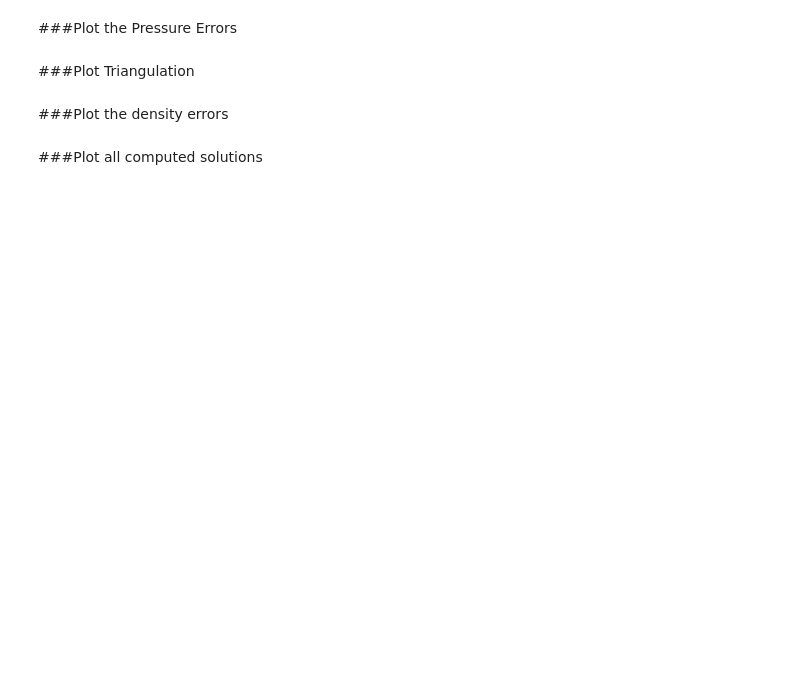
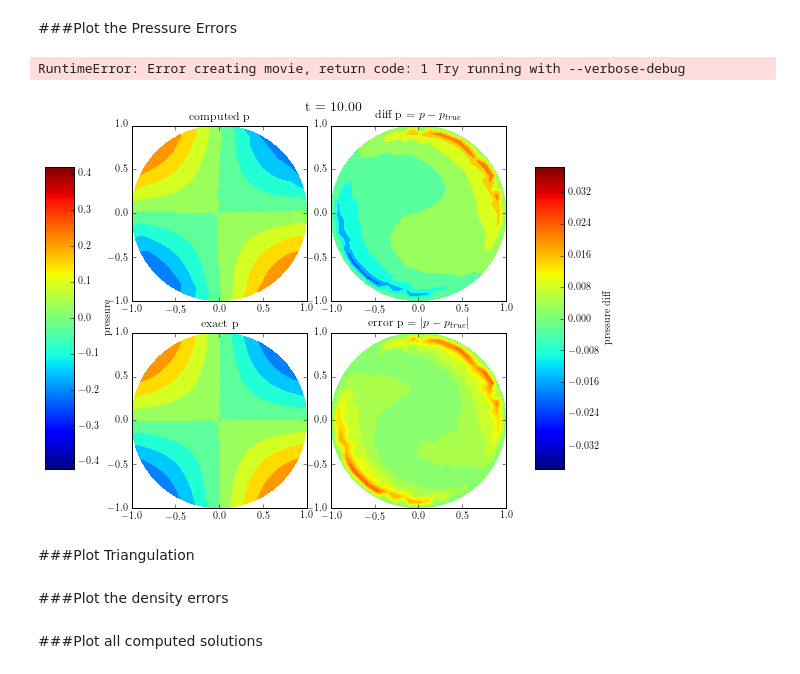
Before and after one commit to erdc/proteus-ps, a Jupyter notebook: NavierStokesNotebooks/NavierStokesAndTransport2D.ipynb, the cells around one changed output. Cells and saved outputs as stored; diff of their text form; code cells hidden in the pictures; blank space fills up the shorter version.

```diff
--- a/NavierStokesNotebooks/NavierStokesAndTransport2D.ipynb
+++ b/NavierStokesNotebooks/NavierStokesAndTransport2D.ipynb
@@ -293,7 +302,7 @@ Check to see if ffmpeg or mencoder are available for creating mp4 video of anima
 and whether or not to produce the mp4 movies
 # %%
 cmd_exists = lambda x: any(os.access(os.path.join(path, x), os.X_OK) for path in os.environ["PATH"].split(os.pathsep))
-ffmpeg_is_available = False#cmd_exists('ffmpeg')
+ffmpeg_is_available = cmd_exists('ffmpeg')
 print 'ffmpeg_is_available = %r' %ffmpeg_is_available
-mencoder_is_available = False#cmd_exists('mencoder')
+mencoder_is_available = cmd_exists('mencoder')
 print 'mencoder_is_available = %r' %mencoder_is_available
@@ -497,34 +509,37 @@ def animate(i):
     c_pdiff = axpdiff.tricontourf(xvals[:,0],xvals[:,1],triangles,pdiff, norm=norm_pdiff)
     c_perr = axperr.tricontourf(xvals[:,0],xvals[:,1],triangles,perr, norm=norm_pdiff)
 
     cbar_left = fig.colorbar(sm_p,cax=cbar_ax_left, norm=norm_p)
     cbar_left.set_label("pressure")
 
     cbar_right = fig.colorbar(sm_pdiff, cax=cbar_ax_right, norm=norm_pdiff)
     cbar_right.set_label("pressure diff")
 
     h5.close()
 #     plt.show() # force the legends and formatting to show up
 
     return (c_p, c_ep, c_pdiff, c_perr)
 
 
 # generate an animation from the data using the matplotlib.animation.FuncAnimation() function
 anim = animation.FuncAnimation(fig, animate, init_func=init,
                         frames=len(so.ctx.tnList), interval=30, blit=True) # 30 milliseconds between frames
 
 # Now if possible, save movie as velocity_animation.mp4
 if (ffmpeg_is_available or mencoder_is_available) and make_movie:
     # save the animation as an mp4.  This requires ffmpeg or mencoder to be
     # installed.  The extra_args ensure that the x264 codec is used, so that
     # the video can be embedded in html5.  You may need to adjust this for
     # your system: for more information, see
     # http://matplotlib.sourceforge.net/api/animation_api.html
-    anim.save('pressure_animation.mp4', fps=10, extra_args=['-vcodec', 'libx264','-pix_fmt', 'yuv420p']) #fps=30
+    anim.save('pressure_animation.mp4', fps=10, codec = 'libx264')#extra_args=['-vcodec', 'libx264','-pix_fmt', 'yuv420p']) #fps=30
 
 # by saving the animation as anim, we suppress the html display modified by the JSanimation package
 # so we explicitly call the display function in JSanimation as the last thing with our anim object
 IPython_display.display_animation(anim)
+# %% [output]
+RuntimeError: Error creating movie, return code: 1 Try running with --verbose-debug
+[figure, added]
 # %% [markdown]
 ###Plot Triangulation
 # %%
```
Also changed, not shown: parts of 7 cells of this notebook, 6 other files.
